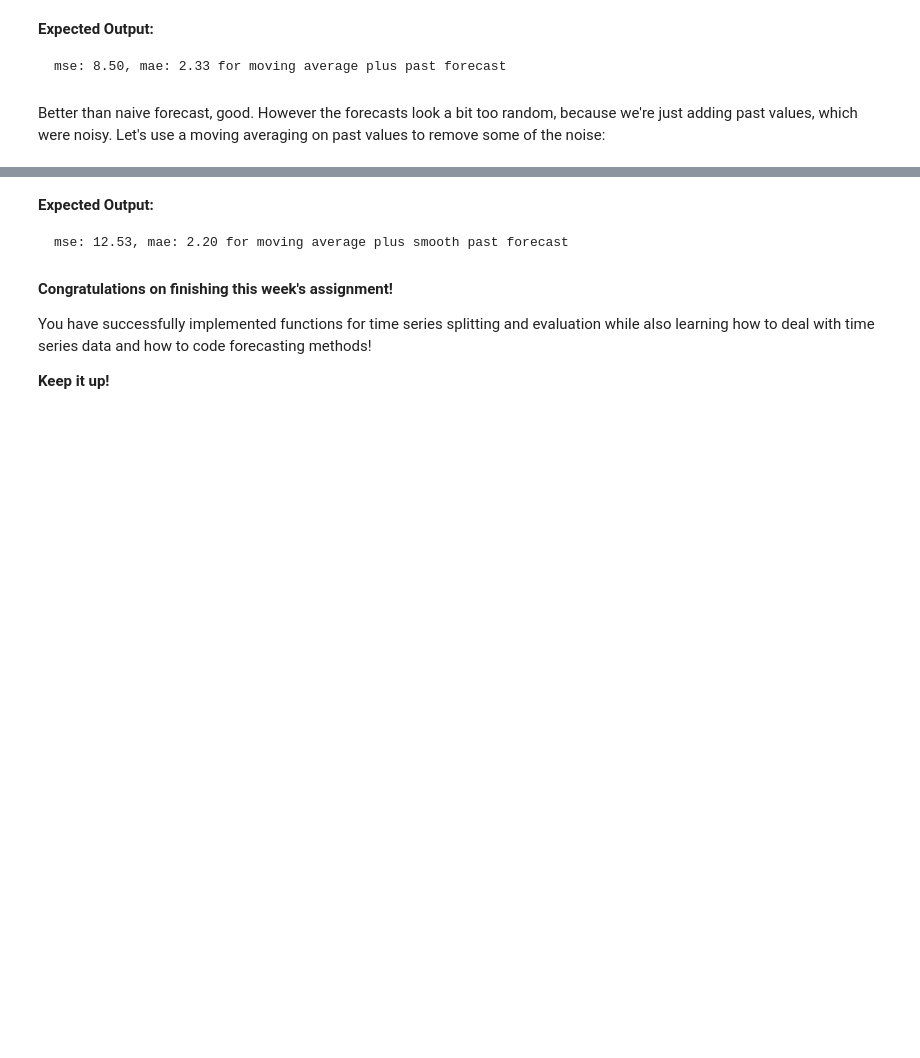
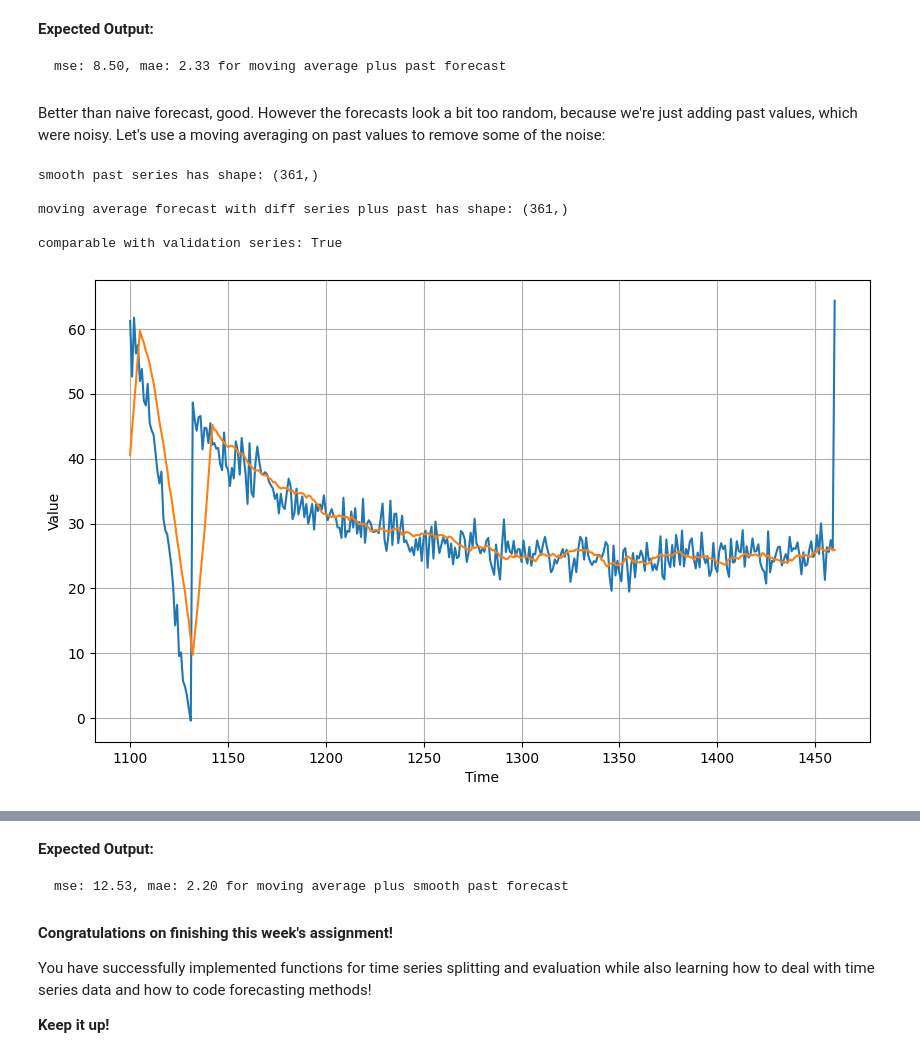
Before and after one commit to miladshiraniUCB/Coursera-tensorflow-1-public, a Jupyter notebook: C4/W1/assignment/C4W1_Assignment.ipynb, the cells around one changed output, grey strips where cells are left out. Cells and saved outputs as stored; diff of their text form; code cells hidden in the pictures; blank space fills up the shorter version.

```diff
--- a/C4/W1/assignment/C4W1_Assignment.ipynb
+++ b/C4/W1/assignment/C4W1_Assignment.ipynb
@@ -446,23 +467,30 @@ Better than naive forecast, good. However the forecasts look a bit too random, b
 # %%
 ### START CODE HERE
 
 # Perform the correct split of SERIES
-smooth_past_series = moving_average_forecast(SERIES[None:None], 10)
+smooth_past_series = moving_average_forecast(SERIES[SPLIT_TIME - 365 - 10:-365], 10)
 
 print(f"smooth past series has shape: {smooth_past_series.shape}\n")
 
 # Add the smoothed out past values to the moving avg of diff series
-diff_moving_avg_plus_smooth_past = smooth_past_series + None
+diff_moving_avg_plus_smooth_past = (smooth_past_series + diff_moving_avg) #None
 
 ### END CODE HERE
 
 print(f"moving average forecast with diff series plus past has shape: {diff_moving_avg_plus_smooth_past.shape}\n")
 print(f"comparable with validation series: {series_valid.shape == diff_moving_avg_plus_smooth_past.shape}")
 
 plt.figure(figsize=(10, 6))
 plot_series(time_valid, series_valid)
 plot_series(time_valid, diff_moving_avg_plus_smooth_past)
 plt.show()
+# %% [output]
+smooth past series has shape: (361,)
+
+moving average forecast with diff series plus past has shape: (361,)
+
+comparable with validation series: True
+[figure, added]
 # %% [markdown]
 **Expected Output:**
 
```
Also changed, not shown: parts of 7 cells of this notebook.
